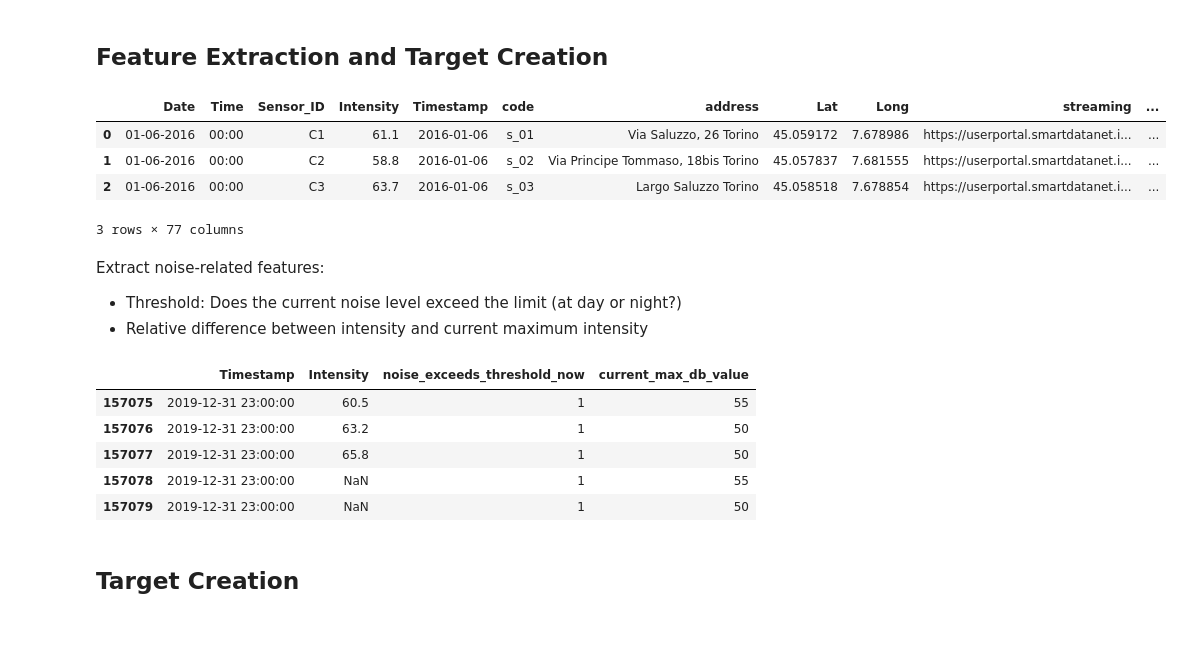
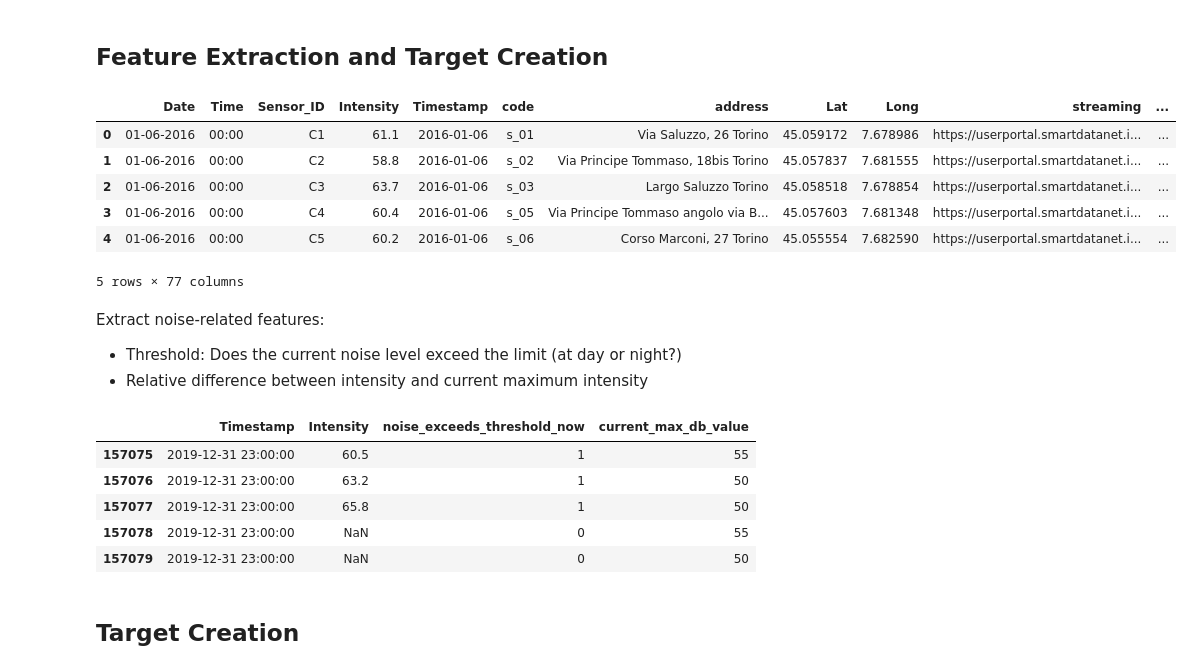
Before and after one commit to TiagoFilipeSousaGoncalves/wdl-tech-moguls, a Jupyter notebook: finals/Deliverable.ipynb, the cells around one changed output. Cells and saved outputs as stored; diff of their text form; code cells hidden in the pictures; blank space fills up the shorter version.

```diff
--- a/finals/Deliverable.ipynb
+++ b/finals/Deliverable.ipynb
@@ -424,14 +497,17 @@ for ax in axs.flat:
 [figure]
 # %% [markdown]
 ## Feature Extraction and Target Creation
-# %%
-df_noise.head(3)
-# %% [output]
-|  | Date | Time | Sensor_ID | Intensity | Timestamp | code | address | Lat | Long | streaming | ... |
-| 0 | 01-06-2016 | 00:00 | C1 | 61.1 | 2016-01-06 | s_01 | Via Saluzzo, 26 Torino | 45.059172 | 7.678986 | https://userportal.smartdatanet.i... | ... |
-| 1 | 01-06-2016 | 00:00 | C2 | 58.8 | 2016-01-06 | s_02 | Via Principe Tommaso, 18bis Torino | 45.057837 | 7.681555 | https://userportal.smartdatanet.i... | ... |
-| 2 | 01-06-2016 | 00:00 | C3 | 63.7 | 2016-01-06 | s_03 | Largo Saluzzo Torino | 45.058518 | 7.678854 | https://userportal.smartdatanet.i... | ... |
-3 rows × 77 columns
+# %%
+# Let's recall the noise dataframe again
+df_noise.head()
+# %% [output]
+|  | Date | Time | Sensor_ID | Intensity | Timestamp | code | address | Lat | Long | streaming | ... |
+| 0 | 01-06-2016 | 00:00 | C1 | 61.1 | 2016-01-06 | s_01 | Via Saluzzo, 26 Torino | 45.059172 | 7.678986 | https://userportal.smartdatanet.i... | ... |
+| 1 | 01-06-2016 | 00:00 | C2 | 58.8 | 2016-01-06 | s_02 | Via Principe Tommaso, 18bis Torino | 45.057837 | 7.681555 | https://userportal.smartdatanet.i... | ... |
+| 2 | 01-06-2016 | 00:00 | C3 | 63.7 | 2016-01-06 | s_03 | Largo Saluzzo Torino | 45.058518 | 7.678854 | https://userportal.smartdatanet.i... | ... |
+| 3 | 01-06-2016 | 00:00 | C4 | 60.4 | 2016-01-06 | s_05 | Via Principe Tommaso angolo via B... | 45.057603 | 7.681348 | https://userportal.smartdatanet.i... | ... |
+| 4 | 01-06-2016 | 00:00 | C5 | 60.2 | 2016-01-06 | s_06 | Corso Marconi, 27 Torino | 45.055554 | 7.682590 | https://userportal.smartdatanet.i... | ... |
+5 rows × 77 columns
 # %% [markdown]
 Extract noise-related features:
 - Threshold: Does the current noise level exceed the limit (at day or night?)
@@ -469,12 +548,20 @@ df_noise = noise_threshold(df_noise, date_col='hour_now', suffix='now', value_co
-# %%
-df_noise[['Timestamp', 'Intensity', 'noise_exceeds_threshold_now', 'current_max_db_value']].tail(5)
-# %% [output]
-|  | Timestamp | Intensity | noise_exceeds_threshold_now | current_max_db_value |
-| 157075 | 2019-12-31 23:00:00 | 60.5 | 1 | 55 |
-| 157076 | 2019-12-31 23:00:00 | 63.2 | 1 | 50 |
-| 157077 | 2019-12-31 23:00:00 | 65.8 | 1 | 50 |
-| 157078 | 2019-12-31 23:00:00 | NaN | 1 | 55 |
-| 157079 | 2019-12-31 23:00:00 | NaN | 1 | 50 |
+# %%
+# Relative difference between intensity and current maximum intensity
+df_noise = current_db(df_noise, date_col='hour_now')
+df_noise['relative_diff_intensity_max_db'] = (df_noise.Intensity - df_noise.current_max_db_value) / df_noise.Intensity
+
+# Threshold: Does the current noise level exceed the limit (at day or night?)
+df_noise = noise_threshold(df_noise, date_col='hour_now', suffix='now', value_col='Intensity')
+
+# Show this dataframe
+df_noise[['Timestamp', 'Intensity', 'noise_exceeds_threshold_now', 'current_max_db_value']].tail()
+# %% [output]
+|  | Timestamp | Intensity | noise_exceeds_threshold_now | current_max_db_value |
+| 157075 | 2019-12-31 23:00:00 | 60.5 | 1 | 55 |
+| 157076 | 2019-12-31 23:00:00 | 63.2 | 1 | 50 |
+| 157077 | 2019-12-31 23:00:00 | 65.8 | 1 | 50 |
+| 157078 | 2019-12-31 23:00:00 | NaN | 0 | 55 |
+| 157079 | 2019-12-31 23:00:00 | NaN | 0 | 50 |
 # %% [markdown]
 ## Target Creation
 # %%
```
Also changed, not shown: parts of 66 cells of this notebook.
